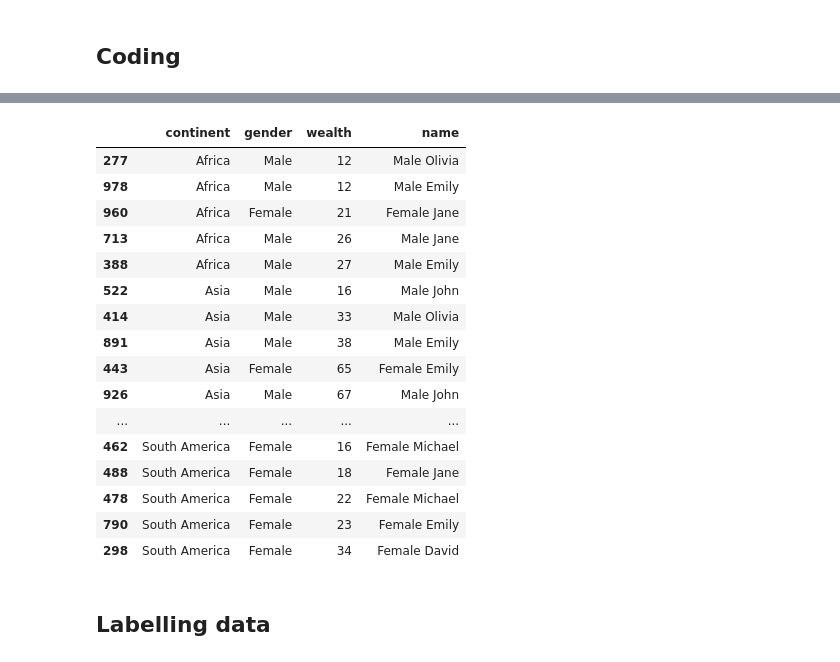
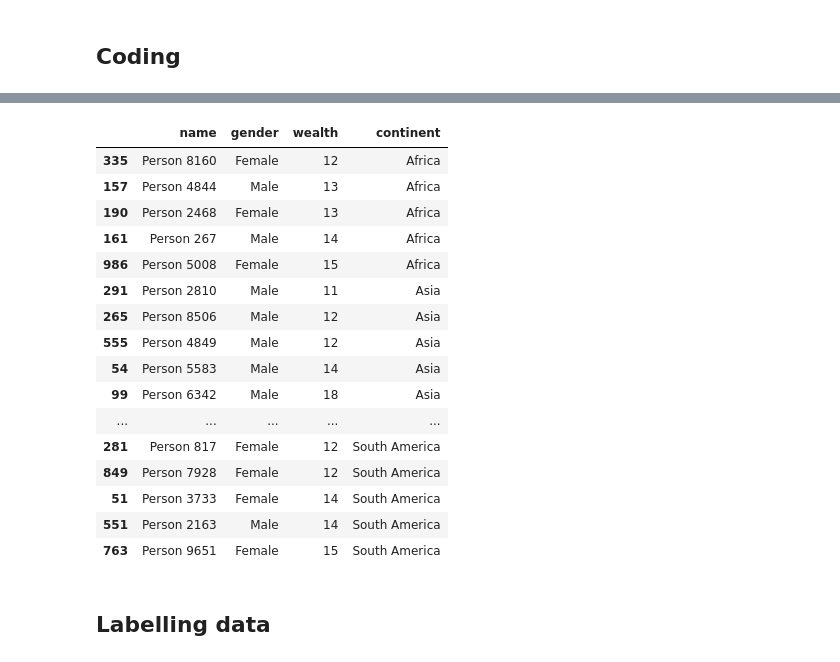
Before and after one commit to curiousily/AI-Bootcamp, a Jupyter notebook: gemma-3.ipynb, the cells around one changed output, grey strips where cells are left out. Drawn from its saved outputs; the diff is of its cells as text; code cells hidden in the pictures.

````diff
--- a/gemma-3.ipynb
+++ b/gemma-3.ipynb
@@ -158,18 +168,19 @@ def generate_wealthy_people_dataset(num_examples=1000):
 ```
 # %%
-import numpy as np
+import random
+
 import pandas as pd
 
 
-def generate_wealthy_people_dataset(num_examples=1000):
+def generate_wealthy_people_dataset(num_people=1000):
     """
-    Generates a dataset of wealthy people of each continent.
+    Generates a dataset of wealthy people for each continent.
 
     Args:
-        num_examples (int): The number of examples to generate. Defaults to 1000.
+        num_people (int): The number of people to generate in the dataset. Defaults to 1000.
 
     Returns:
-        pandas.DataFrame: A Pandas DataFrame containing the generated data.
+        pd.DataFrame: A Pandas DataFrame containing the generated data.
     """
 
     continents = [
@@ -180,80 +191,68 @@ def generate_wealthy_people_dataset(num_examples=1000):
         "South America",
         "Oceania",
     ]
     genders = ["Male", "Female"]
 
     data = []
-    for _ in range(num_examples):
-        continent = np.random.choice(continents)
-        gender = np.random.choice(genders)
-        wealth = np.random.randint(10, 1000)  # Wealth in million USD
-        data.append(
-            [
-                continent,
-                gender,
-                wealth,
-                f"{gender} {np.random.choice(['John', 'Jane', 'Michael', 'Emily', 'David', 'Olivia'])}",
-            ]
-        )
+    for _ in range(num_people):
+        continent = random.choice(continents)
+        name = f"Person {random.randint(1, 10000)}"  # Simplified name generation
+        gender = random.choice(genders)
+        wealth = random.randint(10, 300)  # Wealth in million USD
 
-    df = pd.DataFrame(data, columns=["continent", "gender", "wealth", "name"])
+        data.append([name, gender, wealth, continent])
+
+    df = pd.DataFrame(data, columns=["name", "gender", "wealth", "continent"])
     return df
 
 
 def get_top_5_wealthiest_by_continent(df):
     """
-    Gets the top 5 wealthiest people for each continent from a DataFrame.
+    Gets the top 5 wealthiest people for each continent from a Pandas DataFrame.
 
     Args:
-        df (pandas.DataFrame): A Pandas DataFrame containing the data.
+        df (pd.DataFrame): The DataFrame containing the wealthy people data.
 
     Returns:
-        pandas.DataFrame: A Pandas DataFrame containing the top 5 wealthiest people for each continent,
-                           sorted by continent then by wealth (poorest to richest).
+        pd.DataFrame: A Pandas DataFrame containing the top 5 wealthiest people for each continent,
+                       sorted by continent then by wealth (poorest to richest).
     """
 
     if not isinstance(df, pd.DataFrame):
         raise TypeError("Input must be a Pandas DataFrame.")
 
     if df.empty:
         return pd.DataFrame()
 
-    # Sort by continent then by wealth (ascending)
+    # Sort the DataFrame first by continent and then by wealth
     df_sorted = df.sort_values(by=["continent", "wealth"])
 
-    # Group by continent and get the top 5 for each
-    top_5_df = df_sorted.groupby("continent").head(5)
-
-    return top_5_df
-
-    # Generate a dataset of 1000 wealthy people
+    # Group the data by continent and select the top 5 for each group
+    top_5_per_continent = df_sorted.groupby("continent").head(5)
+    return top_5_per_continent
 
 
-wealthy_people_df = generate_wealthy_people_dataset(num_examples=1000)
+wealthy_people_df = generate_wealthy_people_dataset(num_people=1000)
 
-# Get the top 5 wealthiest people for each continent
-top_5_wealthiest = get_top_5_wealthiest_by_continent(wealthy_people_df)
-
-# Print the resulting DataFrame
-top_5_wealthiest
+get_top_5_wealthiest_by_continent(wealthy_people_df)
 # %% [output]
-|  | continent | gender | wealth | name |
-| 277 | Africa | Male | 12 | Male Olivia |
-| 978 | Africa | Male | 12 | Male Emily |
-| 960 | Africa | Female | 21 | Female Jane |
-| 713 | Africa | Male | 26 | Male Jane |
-| 388 | Africa | Male | 27 | Male Emily |
-| 522 | Asia | Male | 16 | Male John |
-| 414 | Asia | Male | 33 | Male Olivia |
-| 891 | Asia | Male | 38 | Male Emily |
-| 443 | Asia | Female | 65 | Female Emily |
-| 926 | Asia | Male | 67 | Male John |
+|  | name | gender | wealth | continent |
+| 335 | Person 8160 | Female | 12 | Africa |
+| 157 | Person 4844 | Male | 13 | Africa |
+| 190 | Person 2468 | Female | 13 | Africa |
+| 161 | Person 267 | Male | 14 | Africa |
+| 986 | Person 5008 | Female | 15 | Africa |
+| 291 | Person 2810 | Male | 11 | Asia |
+| 265 | Person 8506 | Male | 12 | Asia |
+| 555 | Person 4849 | Male | 12 | Asia |
+| 54 | Person 5583 | Male | 14 | Asia |
+| 99 | Person 6342 | Male | 18 | Asia |
 | ... | ... | ... | ... | ... |
-| 462 | South America | Female | 16 | Female Michael |
-| 488 | South America | Female | 18 | Female Jane |
-| 478 | South America | Female | 22 | Female Michael |
-| 790 | South America | Female | 23 | Female Emily |
-| 298 | South America | Female | 34 | Female David |
+| 281 | Person 817 | Female | 12 | South America |
+| 849 | Person 7928 | Female | 12 | South America |
+| 51 | Person 3733 | Female | 14 | South America |
+| 551 | Person 2163 | Male | 14 | South America |
+| 763 | Person 9651 | Female | 15 | South America |
 # %% [markdown]
 ## Labelling data
 # %%
````
Also changed, not shown: parts of 24 cells of this notebook.
